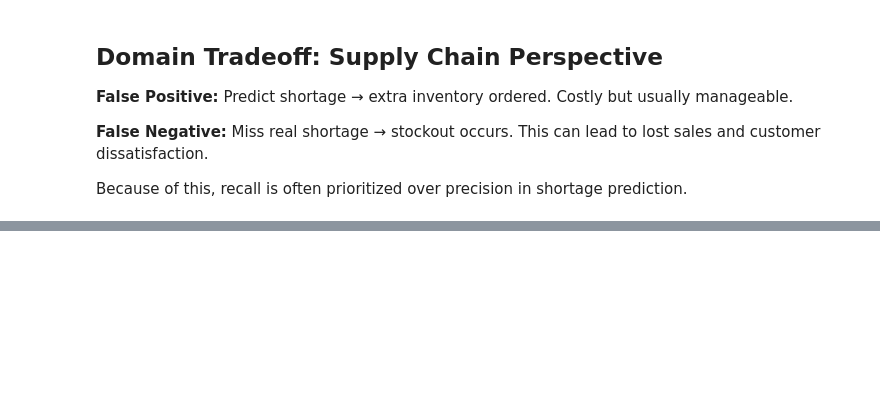
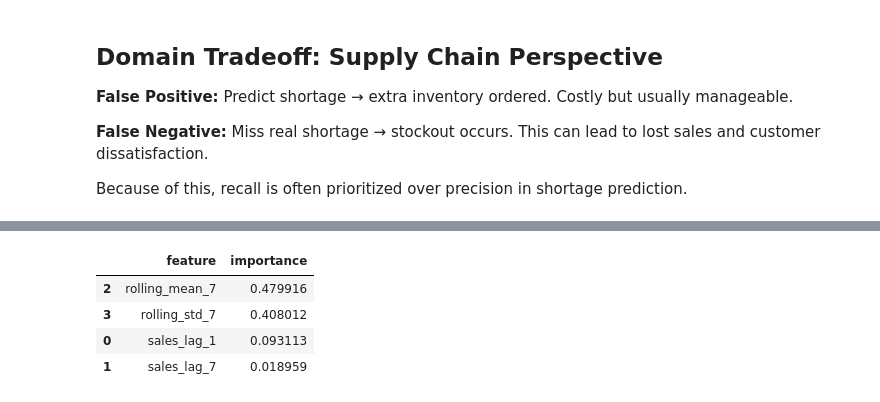
Before and after one commit to suhailyunus/supply-chain-stress-prediction, a Jupyter notebook: notebooks/exploratory_annotated_updated.ipynb, the cells around one changed output, grey strips where cells are left out. Drawn from its saved outputs; the diff is of its cells as text; code cells hidden in the pictures; blank space fills up the shorter version.

Commit message:
add random forest experiments and volatility-based feature engineering

```diff
--- a/notebooks/exploratory_annotated_updated.ipynb
+++ b/notebooks/exploratory_annotated_updated.ipynb
@@ -655,0 +718,10 @@ Because of this, recall is often prioritized over precision in shortage predicti
+# %%
+model_data = sales_small_long.dropna(
+    subset=feature_cols
+)
+
+X = model_data[feature_cols]
+y = model_data["stress_event"]
+
+print(X.shape)
+print(y.shape)
@@ -655,0 +731,21 @@ Because of this, recall is often prioritized over precision in shortage predicti
+# %%
+X_train, X_test, y_train, y_test = train_test_split(
+    X,
+    y,
+    test_size=0.2,
+    shuffle=False
+)
+# %%
+rf_model = RandomForestClassifier(
+    n_estimators=100,
+    max_depth=10,
+    class_weight="balanced",
+    random_state=42,
+    n_jobs=-1
+)
+
+rf_model.fit(X_train, y_train)
+
+rf_pred = rf_model.predict(X_test)
+
+print(classification_report(y_test, rf_pred))
@@ -655,0 +761,16 @@ Because of this, recall is often prioritized over precision in shortage predicti
+# %%
+feature_importance = pd.DataFrame({
+    "feature": feature_cols,
+    "importance": rf_model.feature_importances_
+})
+
+feature_importance.sort_values(
+    by="importance",
+    ascending=False
+)
+# %% [output]
+|  | feature | importance |
+| 2 | rolling_mean_7 | 0.479916 |
+| 3 | rolling_std_7 | 0.408012 |
+| 0 | sales_lag_1 | 0.093113 |
+| 1 | sales_lag_7 | 0.018959 |
```
Also changed, not shown: parts of 8 cells of this notebook, 1 other file.
